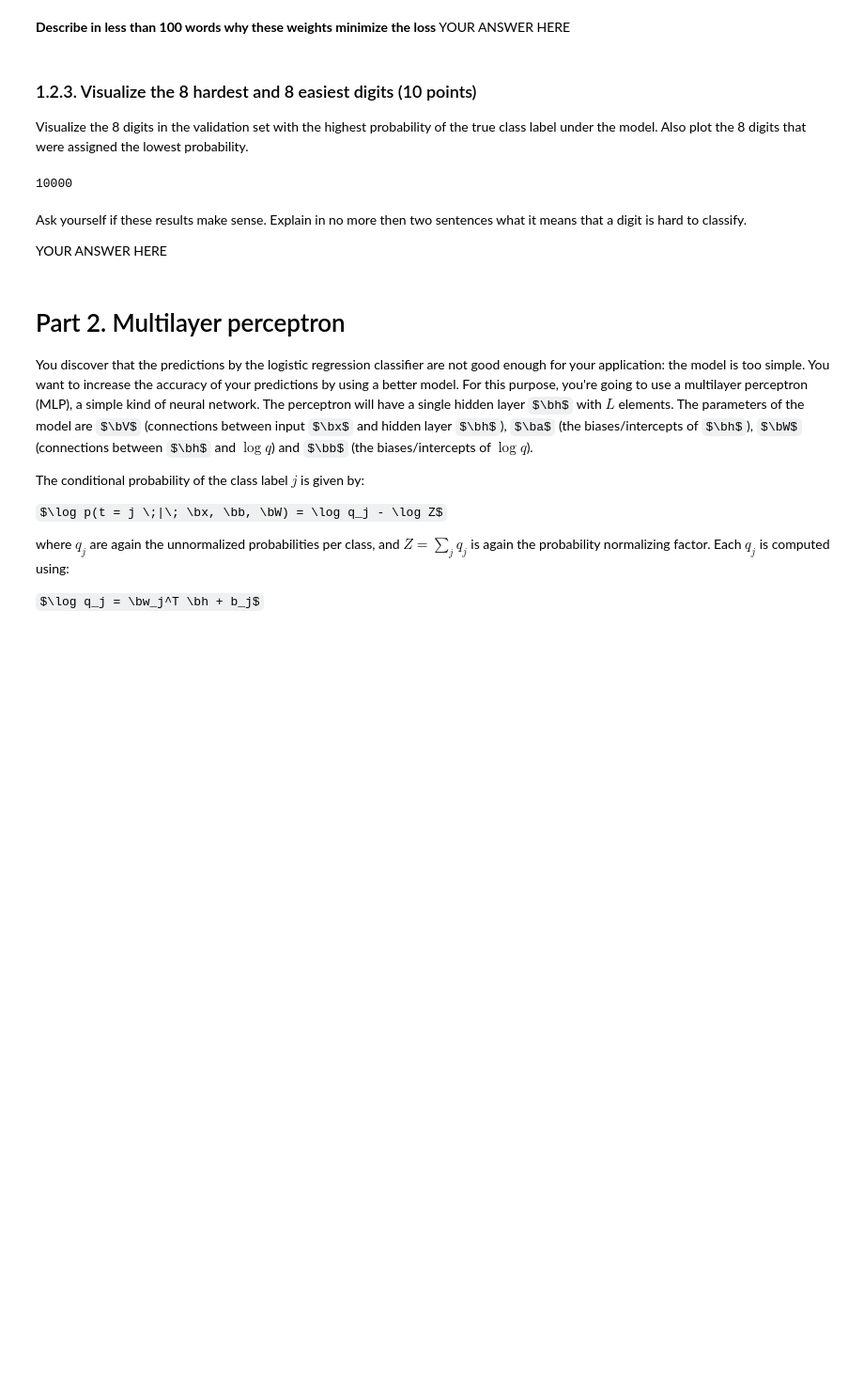
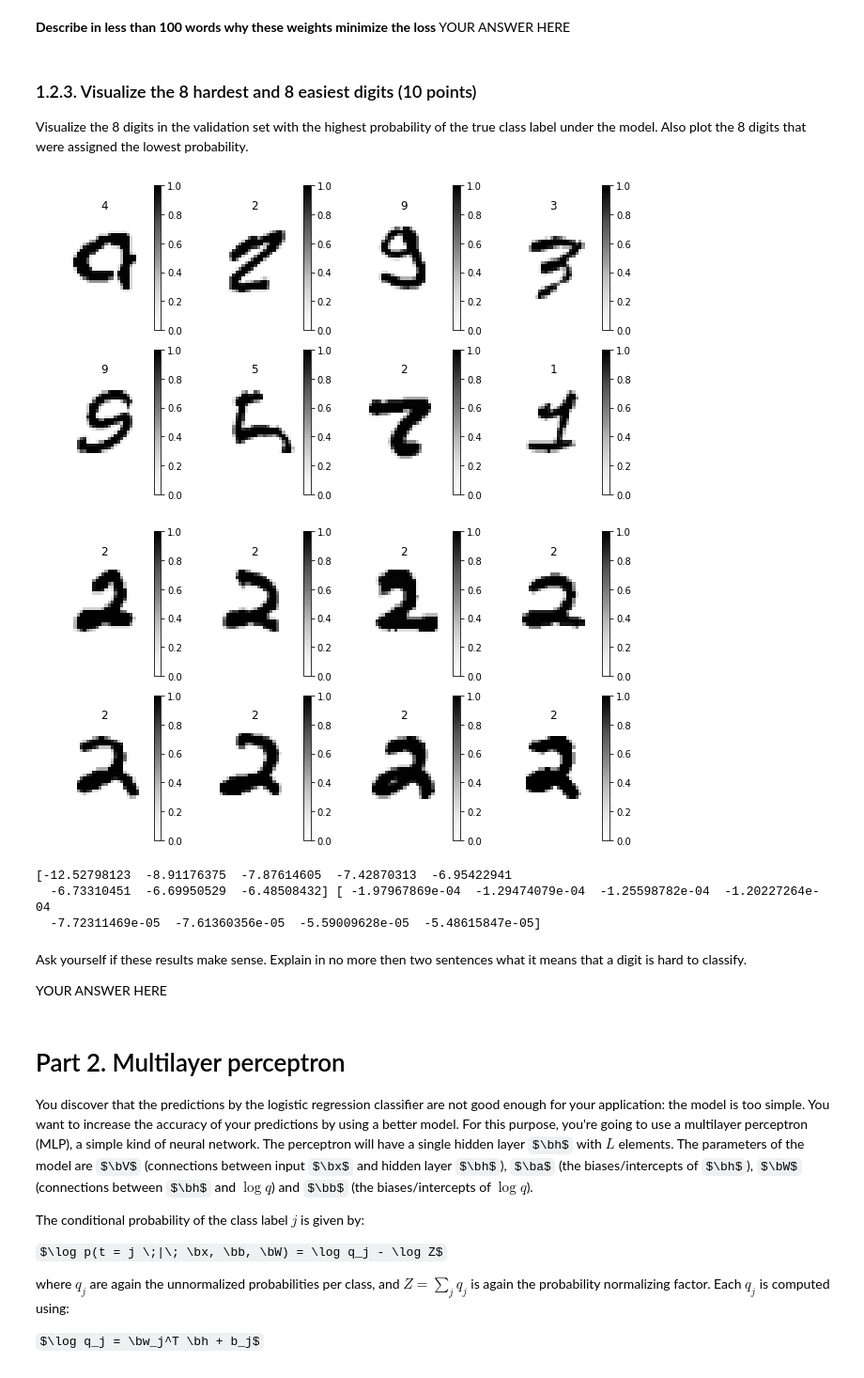
Before and after one commit to sheridavandenbent/ml1_labs, a Jupyter notebook: 10428461_12278327_lab2.ipynb, the cells around one changed output. Shown at 94% size. Drawn from its saved outputs; the diff is of its cells as text; code cells hidden in the pictures; some formulas as TeX source; blank space fills up the shorter version.

```diff
--- a/10428461_12278327_lab2.ipynb
+++ b/10428461_12278327_lab2.ipynb
@@ -521,14 +530,26 @@ Visualize the 8 digits in the validation set with the highest probability of the
 Also plot the 8 digits that were assigned the lowest probability.
 # %%
 # YOUR CODE HERE
-validation_results = [logreg_gradient(x, t, w, b)[0]  for x,t in zip(x_valid, t_valid)]
+validation_results = np.asarray([logreg_gradient(x, t, w, b)[0]  for x,t in zip(x_valid, t_valid)])
+indexes = np.argsort(validation_results)
+sorted_x_valid = x_valid[indexes]
+sorted_t_valid = t_valid[indexes]
+sorted_validation_results = validation_results[indexes]
+
+plot_digits(sorted_x_valid[:8], 4, targets=sorted_t_valid[:8])
+plot_digits(sorted_x_valid[-8:], 4, targets=sorted_t_valid[-8:])
+print(sorted_validation_results[:8], sorted_validation_results[-8:])
 
 #np.sort(validation_results, axis=0)
 #valid_log_likelihoods.shape
 #plot_digits(valid_log_likelihoods[0:8,1], 5, targets=valid_log_likelihoods[0:8,])
 #plot_digits(np.transpose(w), 5)
 # %% [output]
+[figure, added]
+[figure, added]
-10000
+[-12.52798123  -8.91176375  -7.87614605  -7.42870313  -6.95422941
+  -6.73310451  -6.69950529  -6.48508432] [ -1.97967869e-04  -1.29474079e-04  -1.25598782e-04  -1.20227264e-04
+  -7.72311469e-05  -7.61360356e-05  -5.59009628e-05  -5.48615847e-05]
 # %% [markdown]
 Ask yourself if these results make sense. Explain in no more then two sentences what it means that a digit is hard to classify.
 
```
Also changed, not shown: parts of 5 cells of this notebook.
